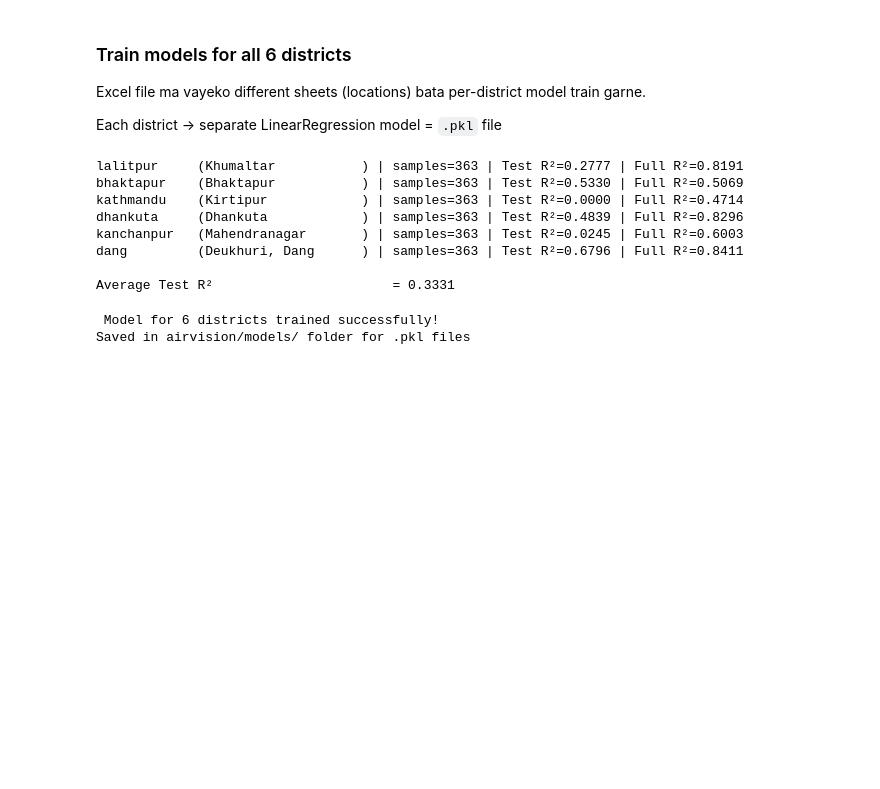
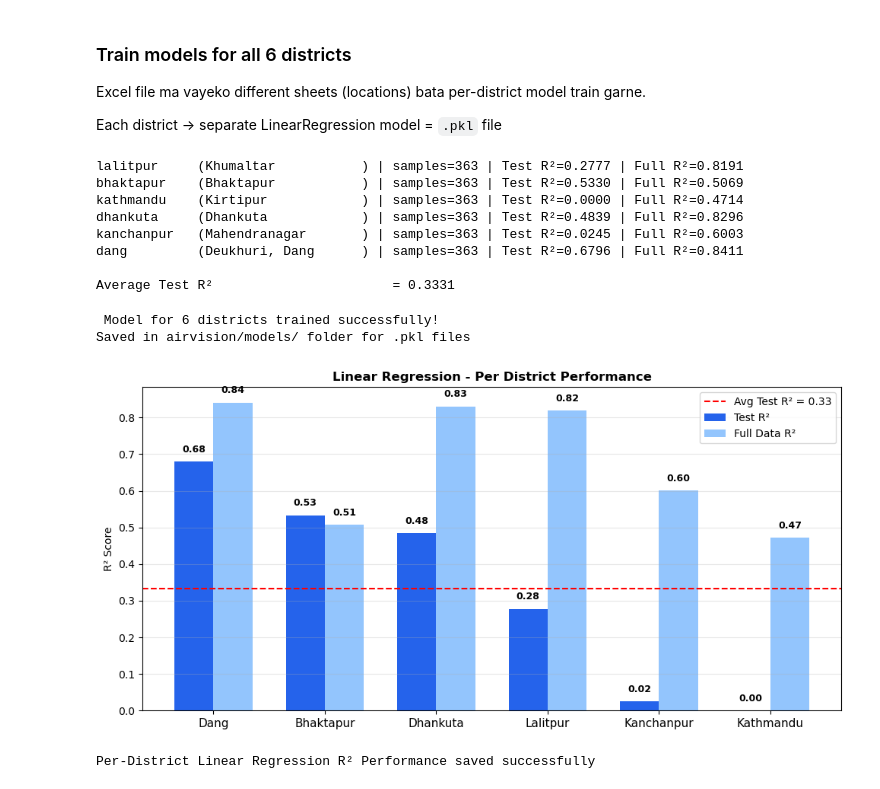
Before and after one commit to swostikabasnet/AirVision-AQI-Prediction-and-Forecasting-System, a Jupyter notebook: LinearRegression_AQI Prediction.ipynb, the cells around one changed output. Drawn from its saved outputs; the diff is of its cells as text; code cells hidden in the pictures; blank space fills up the shorter version.

Commit message:
Adding AQI prediction results and visualizations

```diff
--- a/LinearRegression_AQI Prediction.ipynb
+++ b/LinearRegression_AQI Prediction.ipynb
@@ -255,3 +255,42 @@ print('Saved in airvision/models/ folder for .pkl files')
 # %% [output]
  Model for 6 districts trained successfully!
 Saved in airvision/models/ folder for .pkl files
+# %%
+import matplotlib.pyplot as plt
+import numpy as np
+
+# R2 scores per district
+districts = ['Dang', 'Bhaktapur', 'Dhankuta', 'Lalitpur', 'Kanchanpur', 'Kathmandu']
+test_r2 = [0.6796, 0.5330, 0.4839, 0.2777, 0.0245, 0.0000]
+full_r2 = [0.8411, 0.5069, 0.8296, 0.8191, 0.6003, 0.4714]
+
+x = np.arange(len(districts))
+width = 0.35
+
+fig, ax = plt.subplots(figsize=(10, 5))
+bars1 = ax.bar(x - width/2, test_r2, width, label='Test R²', color='#2563eb')
+bars2 = ax.bar(x + width/2, full_r2, width, label='Full Data R²', color='#93c5fd')
+
+ax.axhline(y=0.3331, color='red', linestyle='--', linewidth=1.5, label=f'Avg Test R² = 0.33')
+ax.set_xticks(x)
+ax.set_xticklabels(districts, fontsize=11)
+ax.set_ylabel('R² Score')
+ax.set_title('Linear Regression - Per District Performance', fontweight='bold')
+ax.legend()
+ax.grid(True, alpha=0.3, axis='y')
+
+for bar in bars1:
+    ax.text(bar.get_x() + bar.get_width()/2, bar.get_height() + 0.02,
+            f'{bar.get_height():.2f}', ha='center', va='bottom', fontsize=9, fontweight='bold')
+
+for bar in bars2:
+    ax.text(bar.get_x() + bar.get_width()/2, bar.get_height() + 0.02,
+            f'{bar.get_height():.2f}', ha='center', va='bottom', fontsize=9, fontweight='bold')
+
+plt.tight_layout()
+plt.savefig('Per-District Linear Regression R² Performance')
+plt.show()
+print("Per-District Linear Regression R² Performance saved successfully")
+# %% [output]
+[figure, added]
+Per-District Linear Regression R² Performance saved successfully
```
Also changed, not shown: parts of 1 cell of this notebook, 5 other files.
